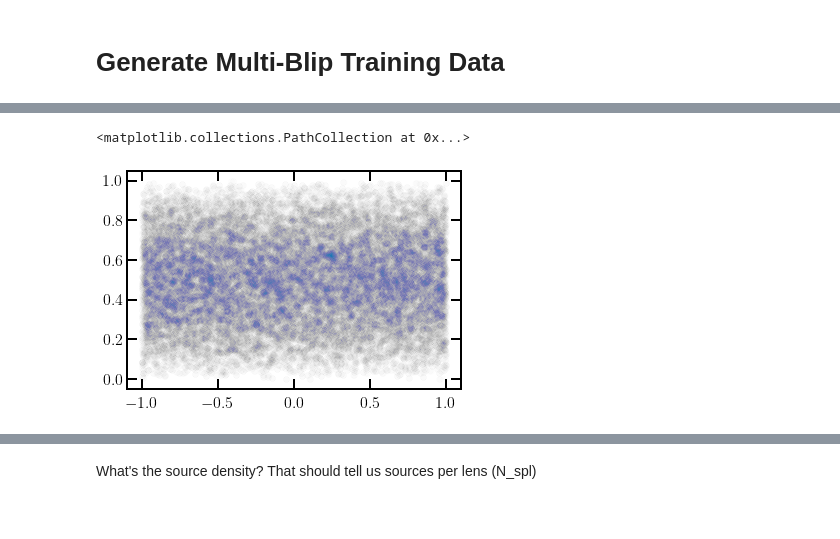
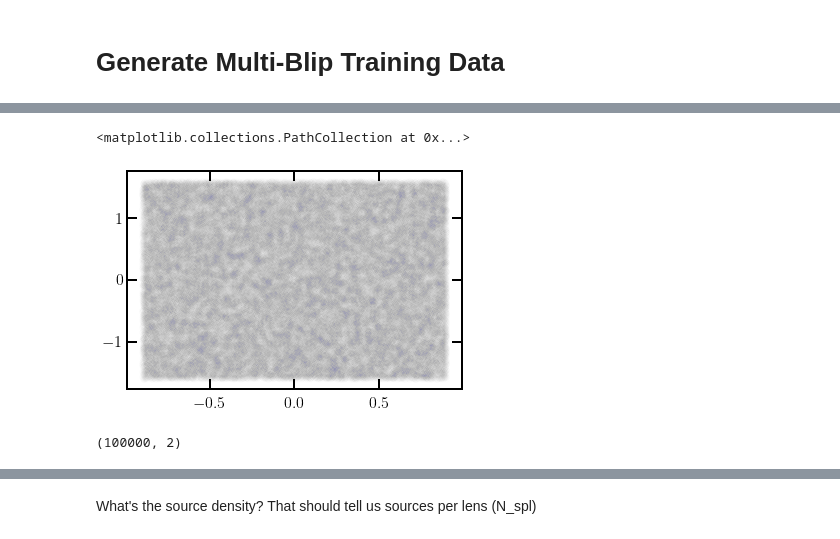
Before and after one commit to gridgway/Astrometric_TSeries_ML, a Jupyter notebook: ForwardModel.ipynb, the cells around one changed output, grey strips where cells are left out. Cells and saved outputs as stored; diff of their text form; code cells hidden in the pictures.

Commit message:
Trying to format the lens/source model in a way amenable to the lstm

```diff
--- a/ForwardModel.ipynb
+++ b/ForwardModel.ipynb
@@ -442,14 +402,22 @@ def inv_cdf(p):
     return inv_cdf_raw(p) * 1e-3  # converts to kpc
 # %%
 %autoreload
-lenses, sources = lt.sample('standard', int(N_t), scale,
+lenses, sources = lt.sample('standard', N_t, scale,
                             inv_cdf, obs, kind, M_l, R_l)
 # data = obs.observe(sources)
+# %%
+theta0 = np.pi/2/lt.arcsec
+sources.mod_angles([theta0-1.6,theta0+1.6], [-0.9,0.9])
 # %%
 data = obs.observe(sources)
 plt.figure()
-plt.scatter(data[:,1]/pi, data[:,0]/pi, alpha=0.004)
+# mask = np.abs(data[:,1]) < 1
+plt.scatter(data[:,1]/lt.arcsec, data[:,0]/lt.arcsec-theta0, alpha=0.004)
 # %% [output]
 <matplotlib.collections.PathCollection at 0x...>
-[figure, old version]
+[figure, new version]
+# %%
+data.shape
+# %% [output]
+(100000, 2)
 # %%
```
Also changed, not shown: parts of 22 cells of this notebook, 1 other file.
